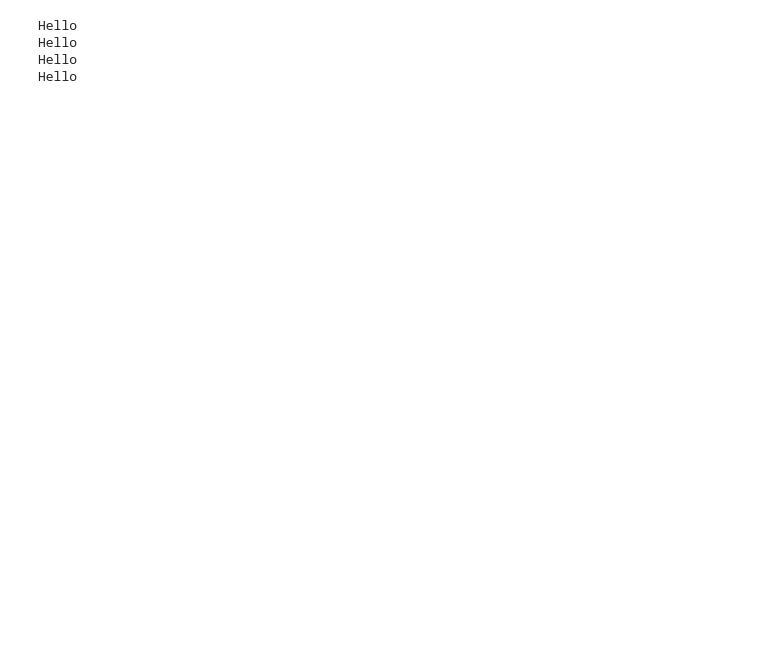
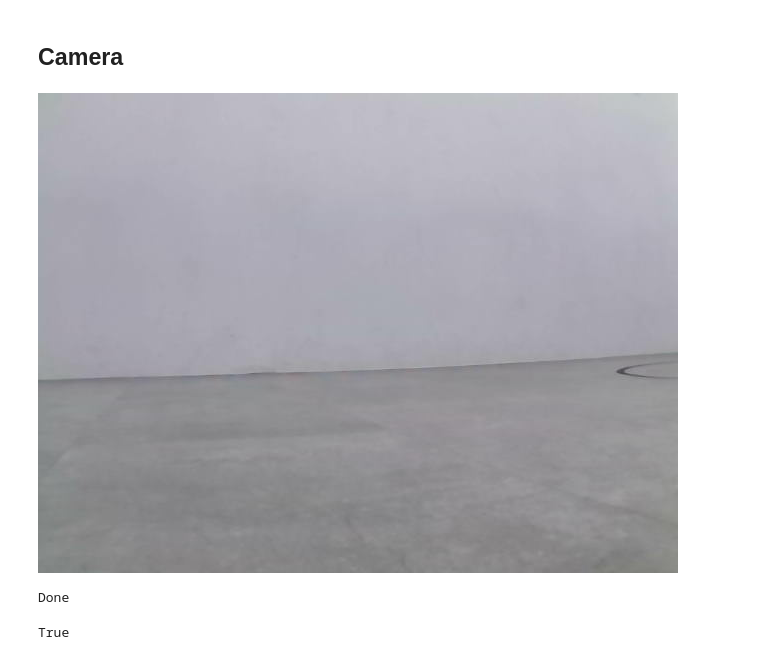
Before and after one commit to riff-raff-17/TTA-Projects, a Jupyter notebook: L4 Trial/L4-student copy.ipynb, the cells around one changed output. Cells and saved outputs as stored; diff of their text form; code cells hidden in the pictures; blank space fills up the shorter version.

```diff
--- a/L4 Trial/L4-student copy.ipynb
+++ b/L4 Trial/L4-student copy.ipynb
@@ -33,11 +36,3 @@ got.mecanum_translate_speed(angle=90,speed=20)
 
 #Stop the robot
 got.mecanum_stop()
-# %%
-for i in range(4):
-    print("Hello")
-# %% [output]
-Hello
-Hello
-Hello
-Hello
@@ -73,0 +39,51 @@ while True:
+# %% [markdown]
+## Camera
+# %%
+# Camera
+import numpy as np
+import cv2
+from IPython.display import display, clear_output
+from PIL import Image
+
+got.open_camera()
+got.load_models(['apriltag_qrcode'])
+
+try:
+    while True:
+        frame = got.read_camera_data()
+        qr_code = got.get_apriltag_total_info()
+        if frame is not None:
+            if qr_code:
+                if qr_code[0][0] == 1:
+                    got.mecanum_move_speed(0, 30)
+                elif qr_code[0][0] == 2:
+                    got.mecanum_turn_speed(2, 45)
+                elif qr_code[0][0] == 3:
+                    got.mecanum_turn_speed(3, 45)
+            else:
+                got.mecanum_stop()
+
+            nparr = np.frombuffer(frame, np.uint8)
+            img = cv2.imdecode(nparr, cv2.IMREAD_COLOR)
+
+            img_rgb = cv2.cvtColor(img, cv2.COLOR_BGR2RGB)
+
+            img_pil = Image.fromarray(img_rgb)
+
+            clear_output(wait=True)
+            display(img_pil)
+except KeyboardInterrupt:
+    print("Done")
+    got.mecanum_stop()
+# %% [output]
+[figure, added]
+Done
+# %%
+qr_code = ["1"]
+
+if qr_code:
+    print("True")
+else:
+    print("False")
+# %% [output]
+True
```
Also changed, not shown: parts of 5 cells of this notebook.
